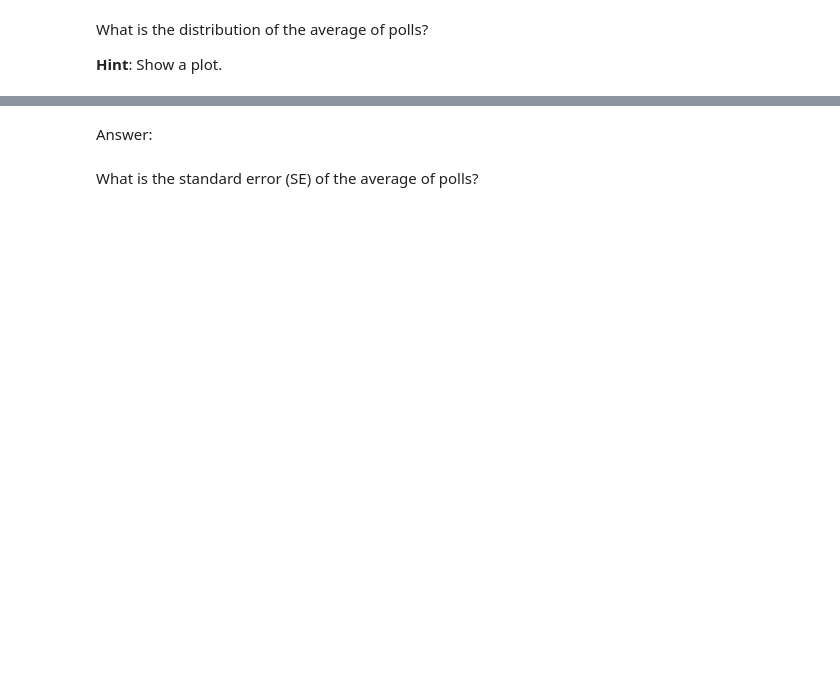
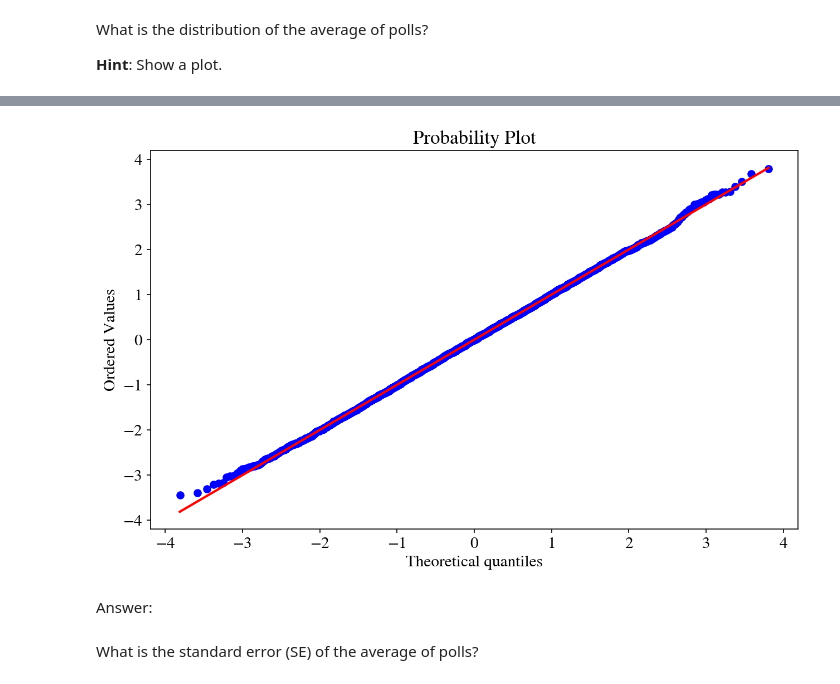
Before and after one commit to ShichengChen/cs109, a Jupyter notebook: 2014-master/homework/HW2.ipynb, the cells around one changed output, grey strips where cells are left out. Drawn from its saved outputs; the diff is of its cells as text; code cells hidden in the pictures; blank space fills up the shorter version.

```diff
--- a/2014-master/homework/HW2.ipynb
+++ b/2014-master/homework/HW2.ipynb
@@ -488,3 +515,8 @@ What is the distribution of the average of polls?
+# %%
+stats.probplot((re - np.mean(re)) / np.std(re, ddof=1), dist="norm", plot = plt)
+plt.show()
+# %% [output]
+[figure, added]
 # %% [markdown]
 Answer:
 # %% [markdown]
```
Also changed, not shown: parts of 14 cells of this notebook.
